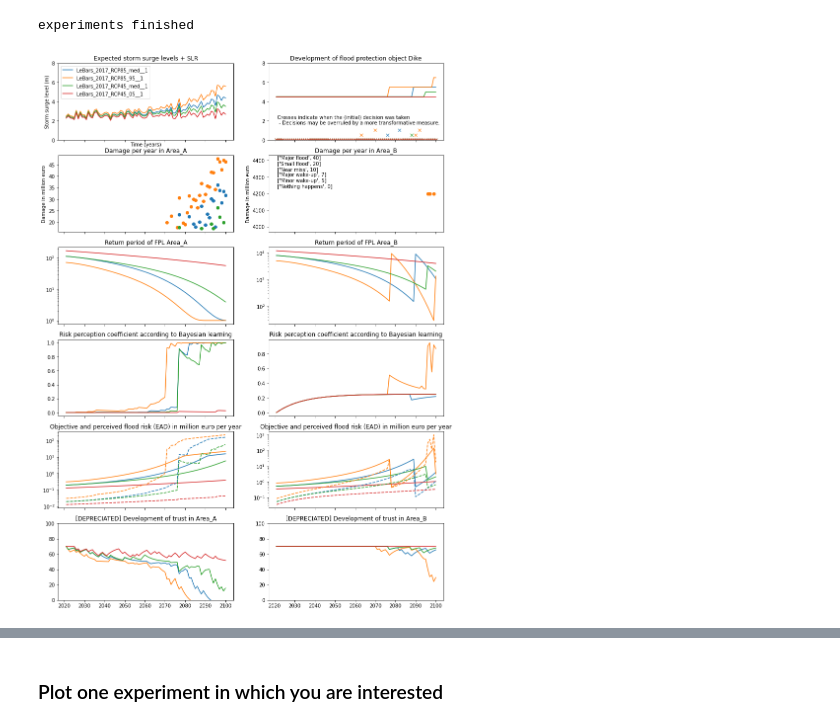
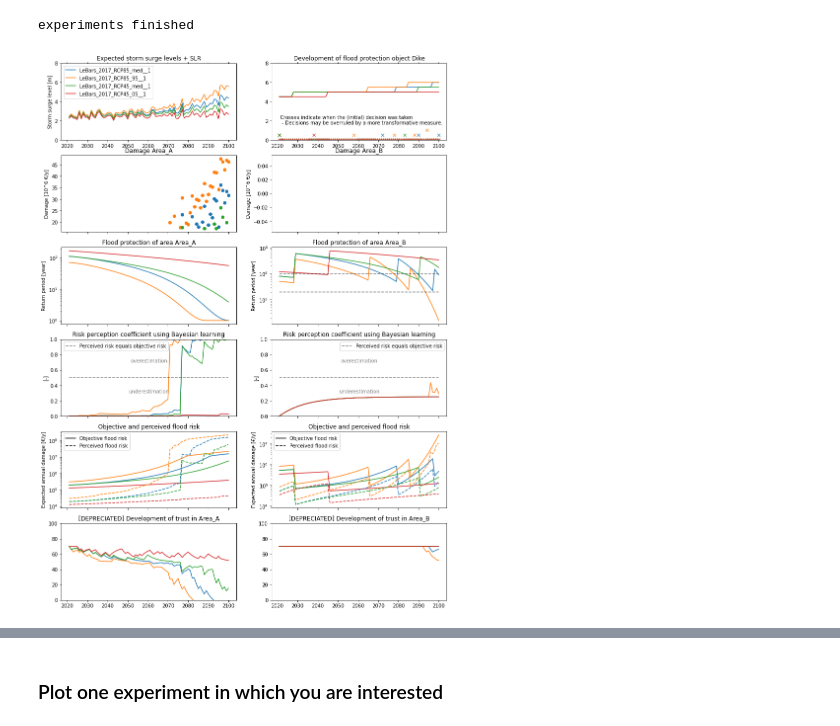
Before and after one commit to keesvanginkel/Urban-SETP, a Jupyter notebook: Rotterdam.ipynb, the cells around one changed output, grey strips where cells are left out. Cells and saved outputs as stored; diff of their text form; code cells hidden in the pictures.

Commit message:
Implemented Lawkeeper and improved plotting

```diff
--- a/Rotterdam.ipynb
+++ b/Rotterdam.ipynb
@@ -377,12 +423,19 @@ experiments = []
 
 for SurgeLevel in selection:
     #print("\n \n {} \n\n------------- \n\n".format(SurgeLevel.name))
-    experiment = run_model(Rotty,SurgeLevel,Economicus())
+    experiment = run_model(Rotty,SurgeLevel,Lawkeeper())
     experiments.append(experiment)
 print('experiments finished')
 # %% [output]
 experiments finished
 # %%
+#import matplotlib.patches as mpatches
+from matplotlib.lines import Line2D
+
+
+
+
+
 fig, axes = plt.subplots(nrows=6,ncols=2,sharey=False,sharex=True,figsize=(14,20))
 
 labels = []
@@ -399,68 +452,106 @@ for experiment in reversed(experiments):
 
     labels.append(SurgeLevel.name)
     axes[0,0].set_title('Expected storm surge levels + SLR')
-    axes[0,0].set_xlabel('Time (years)')
-    axes[0,0].set_ylabel('Storm surge level (m)')
+    #axes[0,0].set_xlabel('Time [year]')
+    axes[0,0].set_ylabel('Storm surge level [m]')
     axes[0,0].set_ylim(0,8)
     axes[0,1].set_ylim(0,8)
 
+
     for i, Area in enumerate(Model.allResidentialArea):
+        axes[0,i].tick_params(axis='x',reset=True) # to repeat the x-labels along the axes
+
         #axes[1,i].set_title('Event history of {}'.format(Area.name))
         #axes[1,i].plot(SurgeLevel.years,Model.allResidentialArea[i].event_impact_history,'o')
         #axes[1,i].set_ylim(0,50)
 
 
+        #plot damage
+        axes[1,i].set_title('Damage {}'.format(Area.name))
+        axes[1,i].plot(SurgeLevel.years,[x*10**(-6) for x in Model.allResidentialArea[i].flood_damage],'o')
+        axes[1,i].set_ylabel('Damage [10^6 \u20ac/y]')
+        #axes[1,i].tick_params(axis='x',reset=True) # to repeat the x-labels along the axes
 
-        #plot damage
-        axes[1,i].set_title('Damage per year in {}'.format(Area.name))
-        axes[1,i].plot(SurgeLevel.years,[x*10**(-6) for x in Model.allResidentialArea[i].flood_damage],'o')
-
-        axes[2,i].set_title('Return period of FPL {}'.format(Model.allResidentialArea[i].name))
+        axes[2,i].set_title('Flood protection of area {}'.format(Model.allResidentialArea[i].name))
         axes[2,i].plot(SurgeLevel.years,Model.allResidentialArea[i].protection_level_rp,'-')
         axes[2,i].set_yscale("log")
+        axes[2,i].set_ylabel('Return period [year]')
+        #axes[2,i].tick_params(axis='x',reset=True) # to repeat the x-labels along the axes
 
-        axes[3,i].set_title('Risk perception coefficient according to Bayesian learning')
+        axes[3,i].set_title('Risk perception coefficient using Bayesian learning')
         axes[3,i].plot(SurgeLevel.years,Model.allResidentialArea[i].risk_perception,'-')
+        axes[3,i].set_ylabel('[-]')
+        axes[3,i].set_ylim(0,1)
 
-        axes[4,i].set_title('Objective and perceived flood risk (EAD) in million euro per year')
-        axes[4,i].plot(SurgeLevel.years,Model.allResidentialArea[i].risk,'-')
+
+
+
+        #axes[3,i].tick_params(axis='x',reset=True) # to repeat the x-labels along the axes
+
+        axes[4,i].set_title('Objective and perceived flood risk')
+        unit_corr = [x * 10**6 for x in Model.allResidentialArea[i].risk]
+        axes[4,i].plot(SurgeLevel.years,unit_corr,'-')
         axes[4,i].set_yscale("log")
+        axes[4,i].set_ylabel('Expected annual damage [\u20ac/y]')
+        #axes[4,i].tick_params(axis='x',reset=True) # to repeat the x-labels along the axes
+        #Manually add legend patches
+        custom_lines = [Line2D([0], [0], color='black',label='Objective flood risk',linestyle='-'),
+                        Line2D([0], [0], color='black',label='Perceived flood risk',linestyle='--')]
+        axes[4,i].legend(handles=custom_lines)
 
         axes[5,i].set_title('[DEPRECIATED] Development of trust in {}'.format(Area.name))
         axes[5,i].plot(SurgeLevel.years,Model.allResidentialArea[i].trust_t)
         axes[5,i].set_ylim(0,100)
 
     axes[0,1].plot(SurgeLevel.years,Model.allFloodProtection[1].protection_level)
     axes[0,1].set_title('Development of flood protection object Dike')
 
 axes[0,0].legend(labels)
 
-axes[1,0].set_ylabel('Damage in million euro')
-axes[1,1].set_ylabel('Damage in million euro')
+
 
 #Add some additional text to some axes
-alarming_conditions = Model.Parameters['alarming_conditions']
-
-textbox = ""
-for key in alarming_conditions:
-    textbox = textbox + str(alarming_conditions[key]) + '\n'
+#alarming_conditions = Model.Parameters['alarming_conditions']
+#textbox = ""
+#for key in alarming_conditions:
+#    textbox = textbox + str(alarming_conditions[key]) + '\n'
+#axes[1,1].text(0.05,0.5,textbox,transform=axes[1,1].transAxes)
 
 axes[0,1].text(0.05,0.2,"Crosses indicate when the (initial) decision was taken \n - Decisions may be overruled by a more transformative measure.",transform=axes[0,1].transAxes)
-axes[1,1].text(0.05,0.5,textbox,transform=axes[1,1].transAxes)
+
 
 
 axes[0,1].set_prop_cycle(None) #reset the cycler to plot again in the same axes with similar colors
 axes[4,0].set_prop_cycle(None) #reset the cycler to plot again in the same axes with similar colors
 axes[4,1].set_prop_cycle(None) #reset the cycler to plot again in the same axes with similar colors
 for experiment in reversed(experiments):
     Model = experiment['Model']
     SurgeLevel = experiment['SurgeLevel']
     Mayor = experiment['Mayor']
 
     axes[0,1].plot(SurgeLevel.years,Model.allFloodProtection[1].measure_history,'x') #PLOT THE HISTORY OF THE MEASURES
 
+
+
     #axes[5,i].set_title('Subjective/perceived flood risk (EAD) in million euro per year {}'.format(Model.allResidentialArea[i].name))
     for i, Area in enumerate(Model.allResidentialArea):
-        axes[4,i].plot(SurgeLevel.years,Model.allResidentialArea[i].risk_perceived,'--')
+        unit_corr = [x * 10**6 for x in Model.allResidentialArea[i].risk_perceived]
+        axes[4,i].plot(SurgeLevel.years,unit_corr,'--')
+
+
+#PRINT THE THRESHOLD PROTECTION LEVELS FOR THE LAWKEEPER MAYOR
+if Mayor.get_name() == 'Lawkeeper':
+    axes[2,1].plot(SurgeLevel.years,[Mayor.threshold_small]*len(SurgeLevel.years),color='black',linestyle='--',alpha=0.5)
+    axes[2,1].plot(SurgeLevel.years,[Mayor.threshold_large]*len(SurgeLevel.years),color='black',linestyle='--',alpha=0.5)
+
+for j in [0,1]:
+    alpha = 0.5
+    color = 'black'
+    axes[3,j].plot(SurgeLevel.years,[0.5]*len(SurgeLevel.years),color=color,linestyle='--',alpha = alpha)
+    #Manually add legend patches
+    custom_line = [Line2D([0], [0], color=color, alpha=alpha,label='Perceived risk equals objective risk',linestyle='--')]
+    axes[3,j].legend(handles=custom_line)
+    axes[3,j].text(0.5,0.3,'underestimation',color=color,alpha=alpha,transform=axes[3,j].transAxes,ha='center')
+    axes[3,j].text(0.5,0.7,'overestimation',color=color,alpha=alpha,transform=axes[3,j].transAxes,ha='center')
 # %% [output]
-[figure, old version]
+[figure, new version]
```
Also changed, not shown: parts of 4 cells of this notebook, 1 other file.
